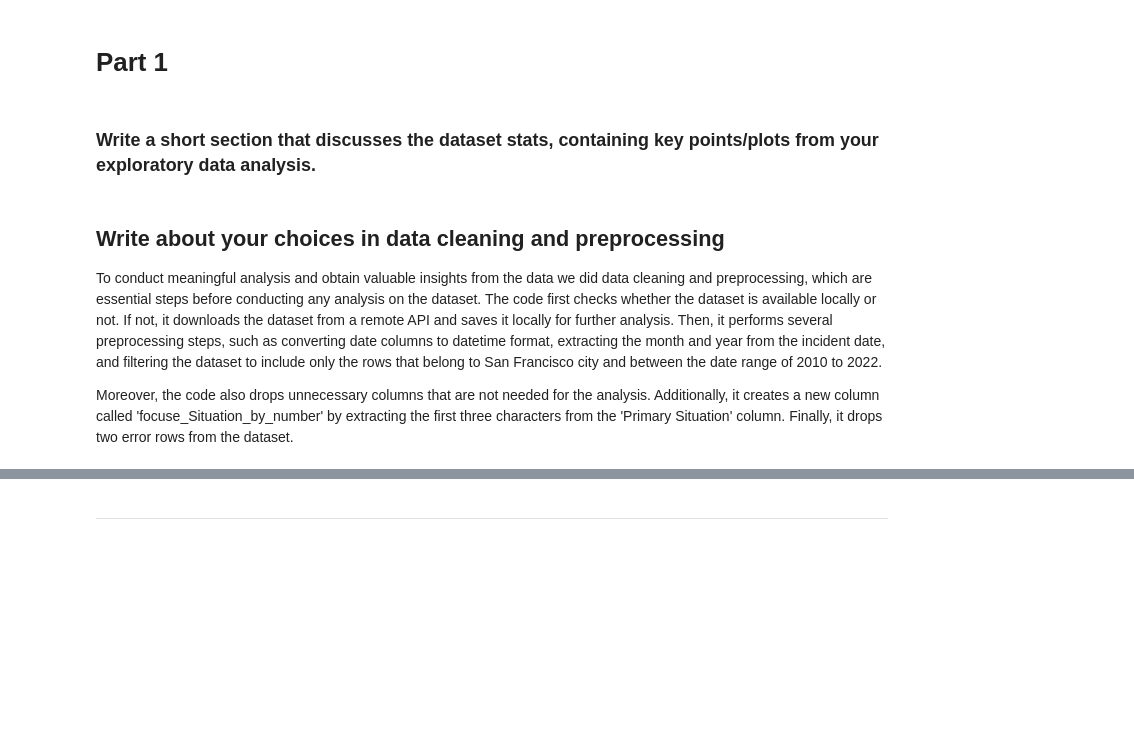
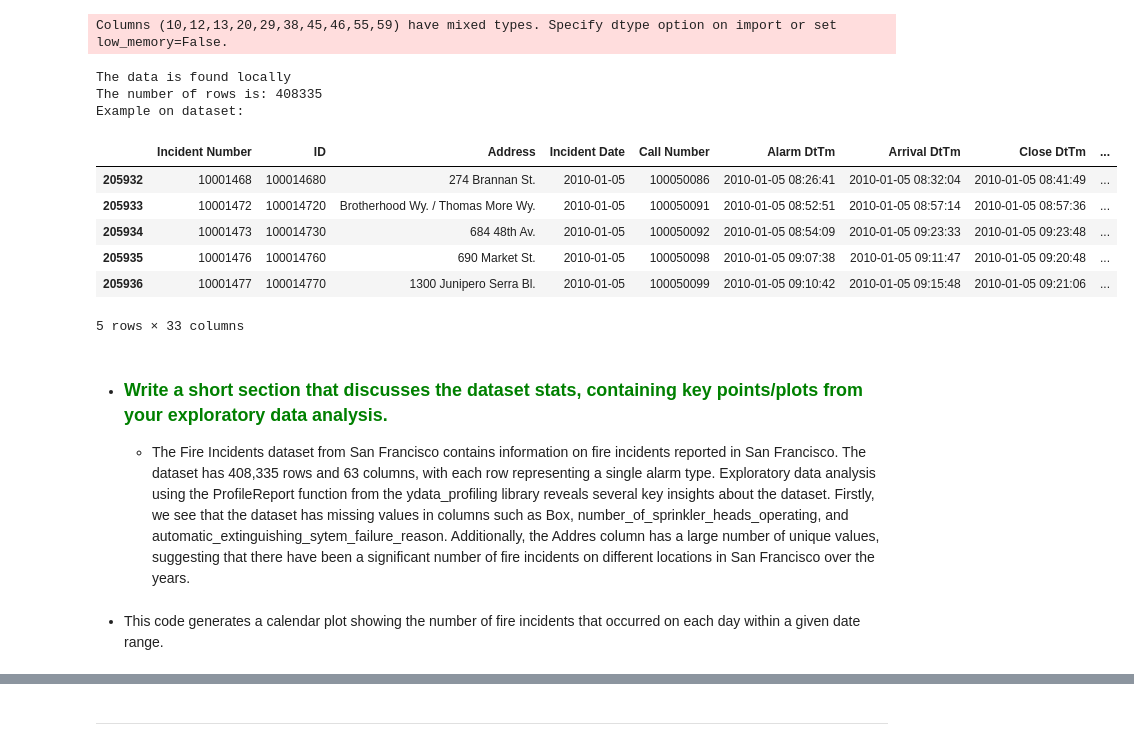
Before and after one commit to Strongside-87/Final_Project, a Jupyter notebook: explainer/explainer_notebook.ipynb, the cells around one changed output, grey strips where cells are left out. Saved outputs shown, nothing was run; the diff lists cells and outputs as text; code cells hidden in the pictures; blank space fills up the shorter version.

```diff
--- a/explainer/explainer_notebook.ipynb
+++ b/explainer/explainer_notebook.ipynb
@@ -40,17 +50,6 @@ import mplcursors
 import calplot
 import mpld3
 import folium
-# %% [markdown]
-# Part 1
-# %% [markdown]
-### Write a short section that discusses the dataset stats, containing key points/plots from your exploratory data analysis.
-# %% [markdown]
-## Write about your choices in data cleaning and preprocessing
-
-To conduct meaningful analysis and obtain valuable insights from the data we did data cleaning and preprocessing, which are essential steps before conducting any analysis on the dataset.
-The code first checks whether the dataset is available locally or not. If not, it downloads the dataset from a remote API and saves it locally for further analysis. Then, it performs several preprocessing steps, such as converting date columns to datetime format, extracting the month and year from the incident date, and filtering the dataset to include only the rows that belong to San Francisco city and between the date range of 2010 to 2022.
-
-Moreover, the code also drops unnecessary columns that are not needed for the analysis. Additionally, it creates a new column called 'focuse_Situation_by_number' by extracting the first three characters from the 'Primary Situation' column. Finally, it drops two error rows from the dataset.
 # %%
 ##
 #
@@ -123,30 +122,48 @@ df.drop(columns=['Exposure Number',
                 'Human Factors Associated with Ignition',
                 'Structure Type',
                 'Structure Status',
                 'Floor of Fire Origin',
                 'Fire Spread',
                 'No Flame Spead',
                 'Number of floors with minimum damage',
                 'Number of floors with significant damage',
                 'Number of floors with heavy damage',
                 'Number of floors with extreme damage',
                 'Detectors Present',
                 'Detector Type',
                 'Detector Operation',
                 'Detector Effectiveness',
                 'Detector Failure Reason',
                 'Automatic Extinguishing System Present',
                 'Automatic Extinguishing Sytem Type',
                 'Automatic Extinguishing Sytem Perfomance',
                 'Automatic Extinguishing Sytem Failure Reason',
                 'Number of Sprinkler Heads Operating'
                 ], inplace=True)
 # the code for Primary Situation
 df['focuse_Situation_by_number'] = df['Primary Situation'].str[:3]
 
 # error rows
+df = df[df['Battalion'] != 'B99']
 df.drop(df[df['ID'] == 140383810 ].index, axis=0, inplace=True)
 df.drop(df[df['ID'] == 140660390 ].index, axis=0, inplace=True)
 
 print("Example on dataset:")
 df.head()
+# %% [output]
+Columns (10,12,13,20,29,38,45,46,55,59) have mixed types. Specify dtype option on import or set low_memory=False.
+The data is found locally
+The number of rows is: 408335
+Example on dataset:
+|  | Incident Number | ID | Address | Incident Date | Call Number | Alarm DtTm | Arrival DtTm | Close DtTm | ... |
+| 205932 | 10001468 | 100014680 | 274 Brannan St. | 2010-01-05 | 100050086 | 2010-01-05 08:26:41 | 2010-01-05 08:32:04 | 2010-01-05 08:41:49 | ... |
+| 205933 | 10001472 | 100014720 | Brotherhood Wy. / Thomas More Wy. | 2010-01-05 | 100050091 | 2010-01-05 08:52:51 | 2010-01-05 08:57:14 | 2010-01-05 08:57:36 | ... |
+| 205934 | 10001473 | 100014730 | 684 48th Av. | 2010-01-05 | 100050092 | 2010-01-05 08:54:09 | 2010-01-05 09:23:33 | 2010-01-05 09:23:48 | ... |
+| 205935 | 10001476 | 100014760 | 690 Market St. | 2010-01-05 | 100050098 | 2010-01-05 09:07:38 | 2010-01-05 09:11:47 | 2010-01-05 09:20:48 | ... |
+| 205936 | 10001477 | 100014770 | 1300 Junipero Serra Bl. | 2010-01-05 | 100050099 | 2010-01-05 09:10:42 | 2010-01-05 09:15:48 | 2010-01-05 09:21:06 | ... |
+5 rows × 33 columns
+# %% [markdown]
+- ### <font color=green >Write a short section that discusses the dataset stats, containing key points/plots from your exploratory data analysis.</font>
+   * The Fire Incidents dataset from San Francisco contains information on fire incidents reported in San Francisco. The dataset has 408,335 rows and 63  columns, with each row representing a single alarm type.
+   Exploratory data analysis using the ProfileReport function from the ydata_profiling library reveals several key insights about the dataset.
+Firstly, we see that the dataset has missing values in columns such as Box, number_of_sprinkler_heads_operating, and automatic_extinguishing_sytem_failure_reason. Additionally, the Addres column has a large number of unique values, suggesting that there have been a significant number of fire incidents on different locations in San Francisco over the years.
@@ -152,0 +178,2 @@ df.head()
+# %% [markdown]
+* This code generates a calendar plot showing the number of fire incidents that occurred on each day within a given date range.
```
Also changed, not shown: parts of 97 cells of this notebook, 18 other files.
